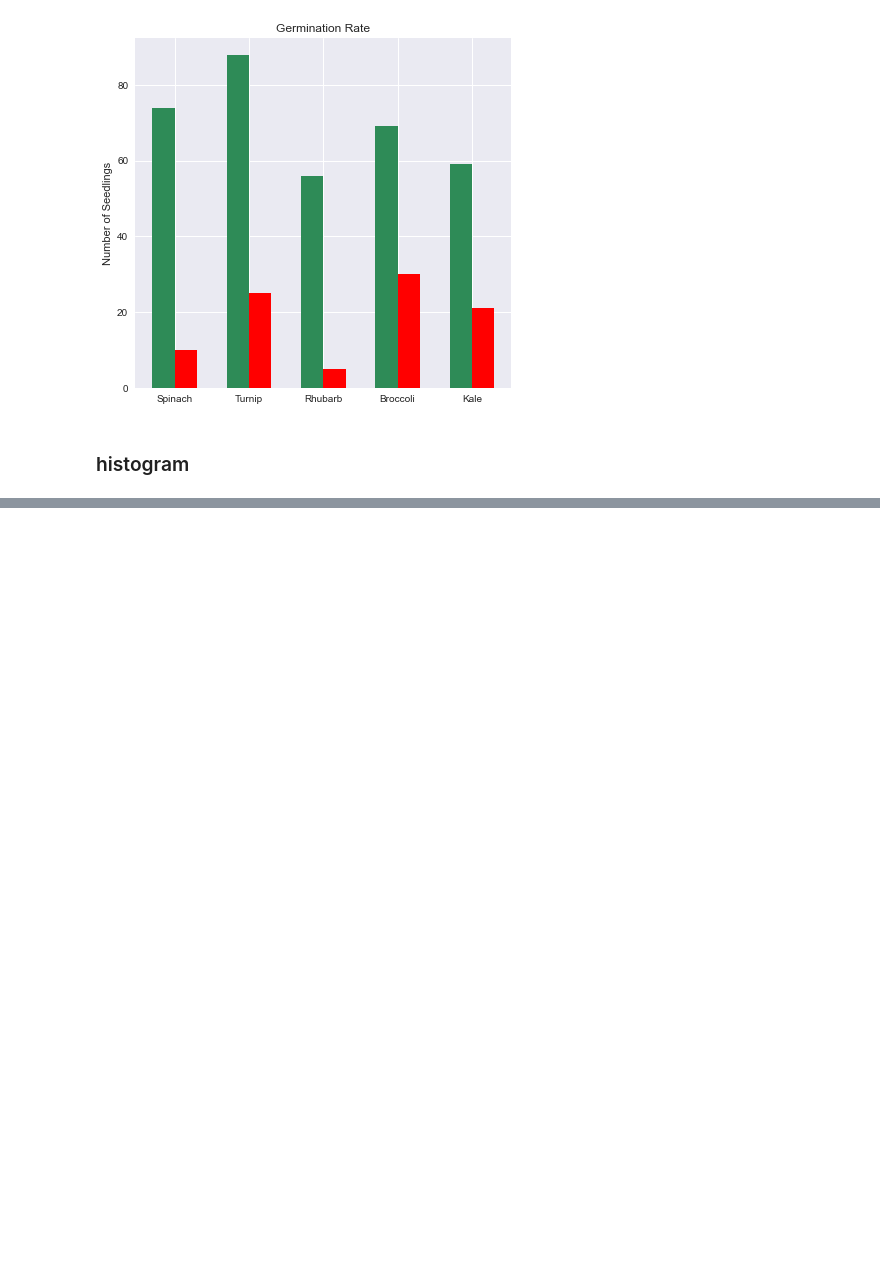
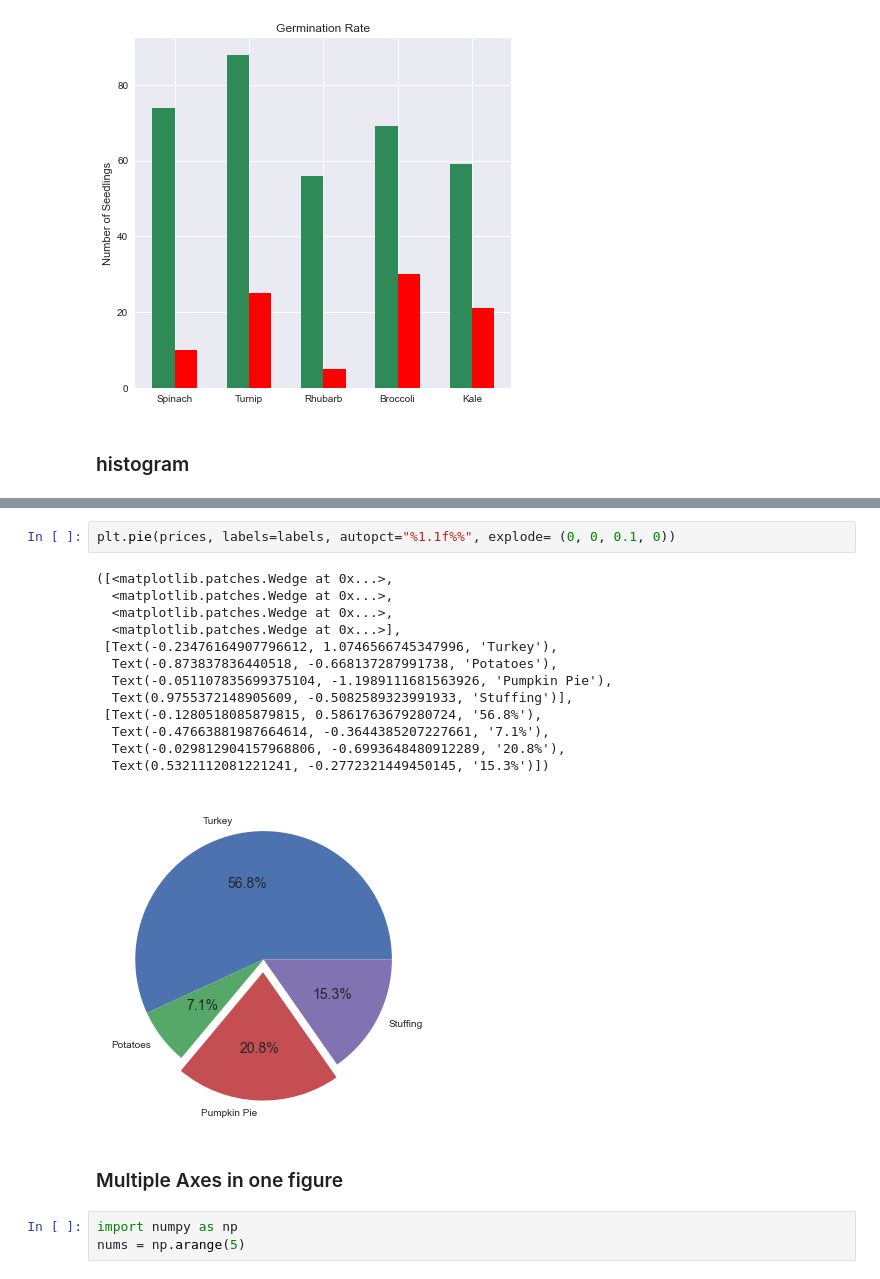
Before and after one commit to ohMinyoung22/Learning_Pandas, a Jupyter notebook: scripts/matplotlib_plot.ipynb, the cells around one changed output, grey strips where cells are left out. Cells and saved outputs as stored; diff of their text form; blank space fills up the shorter version.

```diff
--- a/scripts/matplotlib_plot.ipynb
+++ b/scripts/matplotlib_plot.ipynb
@@ -193,0 +207,21 @@ plt.hist(num_n, bins = 20)
+# %%
+plt.pie(prices, labels=labels, autopct="%1.1f%%", explode= (0, 0, 0.1, 0))
+# %% [output]
+([<matplotlib.patches.Wedge at 0x...>,
+  <matplotlib.patches.Wedge at 0x...>,
+  <matplotlib.patches.Wedge at 0x...>,
+  <matplotlib.patches.Wedge at 0x...>],
+ [Text(-0.23476164907796612, 1.0746566745347996, 'Turkey'),
+  Text(-0.873837836440518, -0.668137287991738, 'Potatoes'),
+  Text(-0.051107835699375104, -1.1989111681563926, 'Pumpkin Pie'),
+  Text(0.9755372148905609, -0.5082589323991933, 'Stuffing')],
+ [Text(-0.1280518085879815, 0.5861763679280724, '56.8%'),
+  Text(-0.47663881987664614, -0.3644385207227661, '7.1%'),
+  Text(-0.029812904157968806, -0.6993648480912289, '20.8%'),
+  Text(0.5321112081221241, -0.2772321449450145, '15.3%')])
+[figure, added]
+# %% [markdown]
+### Multiple Axes in one figure
+# %%
+import numpy as np
+nums = np.arange(5)
```
Also changed, not shown: parts of 12 cells of this notebook, 16 other files.
